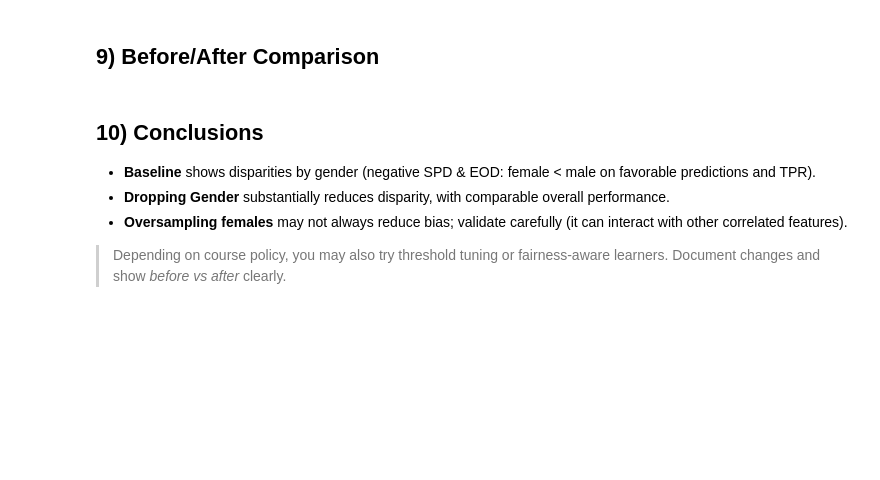
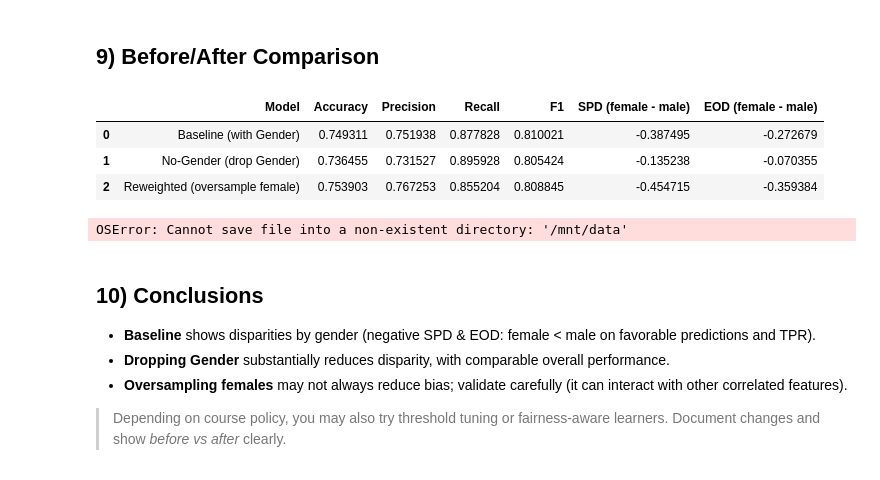
Before and after one commit to sewakshekokar/CS-698Y, a Jupyter notebook: Assignments/Assignment 2/student_dropout_fairness.ipynb, the cells around one changed output. Cells and saved outputs as stored; diff of their text form; code cells hidden in the pictures; blank space fills up the shorter version.

```diff
--- a/Assignments/Assignment 2/student_dropout_fairness.ipynb
+++ b/Assignments/Assignment 2/student_dropout_fairness.ipynb
@@ -46,7 +51,7 @@ print("matplotlib:", matplotlib.__version__)
 ## 2) Load Data & Initial Cleaning
 # %%
 # Path to the uploaded dataset (already provided alongside this notebook)
-csv_path = "/mnt/data/data.csv"  # adjust if needed
+csv_path = "data.csv"  # adjust if needed
 
 # Attempt to read with common separators
 sep_tried = None
@@ -277,30 +355,36 @@ else:
 # %%
 rows = []
 def row_from(perf, fm, name):
     if not perf or not fm:
         return {"Model": name}
     out = {
         "Model": name,
         "Accuracy": perf.get("accuracy", np.nan),
         "Precision": perf.get("precision", np.nan),
         "Recall": perf.get("recall", np.nan),
         "F1": perf.get("f1", np.nan),
         "SPD (female - male)": fm.get("SPD (female - male)", np.nan),
         "EOD (female - male)": fm.get("EOD (female - male)", np.nan),
     }
     return out
 
 rows.append(row_from(perf_base, fm_base, "Baseline (with Gender)"))
 rows.append(row_from(perf_ng, fm_ng, "No-Gender (drop Gender)"))
 rows.append(row_from(perf_bal, fm_bal, "Reweighted (oversample female)"))
 
 summary_df = pd.DataFrame(rows)
 display(summary_df)
 
 # Save comparison to CSV for the report
-out_csv = "/mnt/data/metrics_comparison.csv"
+out_csv = "metrics_comparison.csv"
 summary_df.to_csv(out_csv, index=False)
 print("Saved:", out_csv)
+# %% [output]
+|  | Model | Accuracy | Precision | Recall | F1 | SPD (female - male) | EOD (female - male) |
+| 0 | Baseline (with Gender) | 0.749311 | 0.751938 | 0.877828 | 0.810021 | -0.387495 | -0.272679 |
+| 1 | No-Gender (drop Gender) | 0.736455 | 0.731527 | 0.895928 | 0.805424 | -0.135238 | -0.070355 |
+| 2 | Reweighted (oversample female) | 0.753903 | 0.767253 | 0.855204 | 0.808845 | -0.454715 | -0.359384 |
+OSError: Cannot save file into a non-existent directory: '/mnt/data'
 # %% [markdown]
 ## 10) Conclusions
 - **Baseline** shows disparities by gender (negative SPD & EOD: female < male on favorable predictions and TPR).
```
Also changed, not shown: parts of 8 cells of this notebook.
